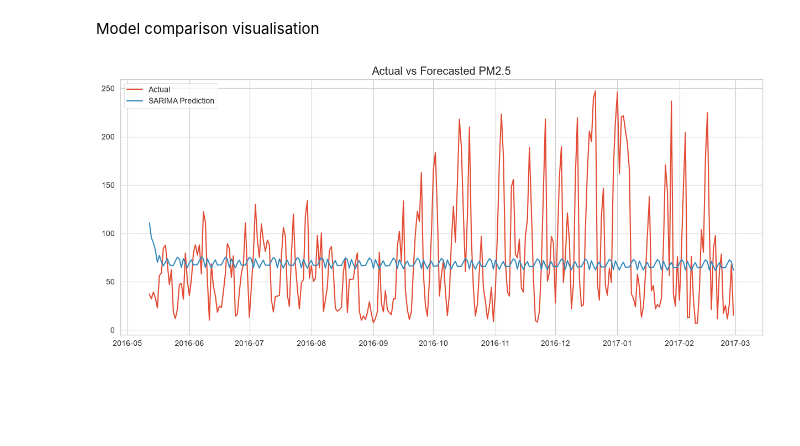
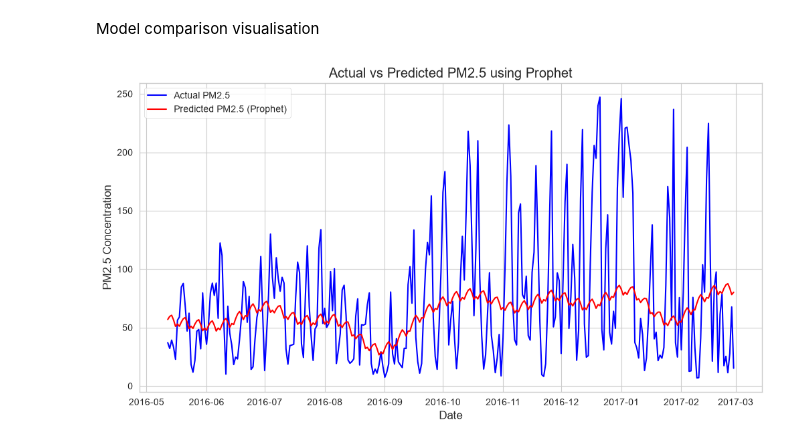
Before and after one commit to graceobonyo/Time-Series-Analysis-, a Jupyter notebook: timeseries.ipynb, the cells around one changed output. Drawn from its saved outputs; the diff is of its cells as text; code cells hidden in the pictures; blank space fills up the shorter version.

```diff
--- a/timeseries.ipynb
+++ b/timeseries.ipynb
@@ -606,26 +794,30 @@ results
 # %% [markdown]
 Model comparison visualisation
 # %%
-plt.figure(figsize=(15,6))
+import matplotlib.pyplot as plt
+
+plt.figure(figsize=(12, 6))
 
 plt.plot(
-    test.index,
-    test["PM2.5"],
-    label="Actual"
+    test_prophet['ds'],
+    test_prophet['y'],
+    label='Actual PM2.5',
+    color='blue'
 )
 
 plt.plot(
-    test.index,
-    sarima_pred,
-    label="SARIMA Prediction"
+    test_prophet['ds'],
+    prophet_pred,
+    label='Predicted PM2.5 (Prophet)',
+    color='red'
 )
 
+plt.title('Actual vs Predicted PM2.5 using Prophet')
+plt.xlabel('Date')
+plt.ylabel('PM2.5 Concentration')
 plt.legend()
-
-plt.title(
-    "Actual vs Forecasted PM2.5"
-)
+plt.grid(True)
 
 plt.show()
 # %% [output]
-[figure, old version]
+[figure, new version]
```
Also changed, not shown: parts of 16 cells of this notebook.
